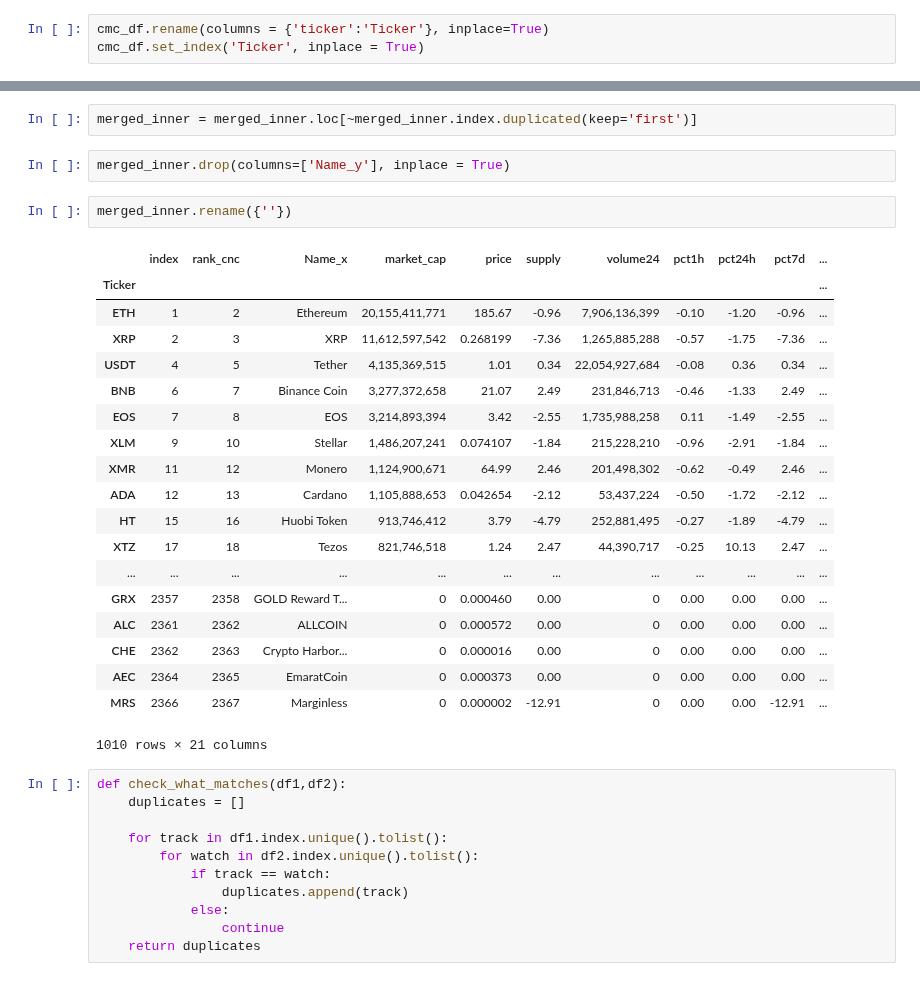
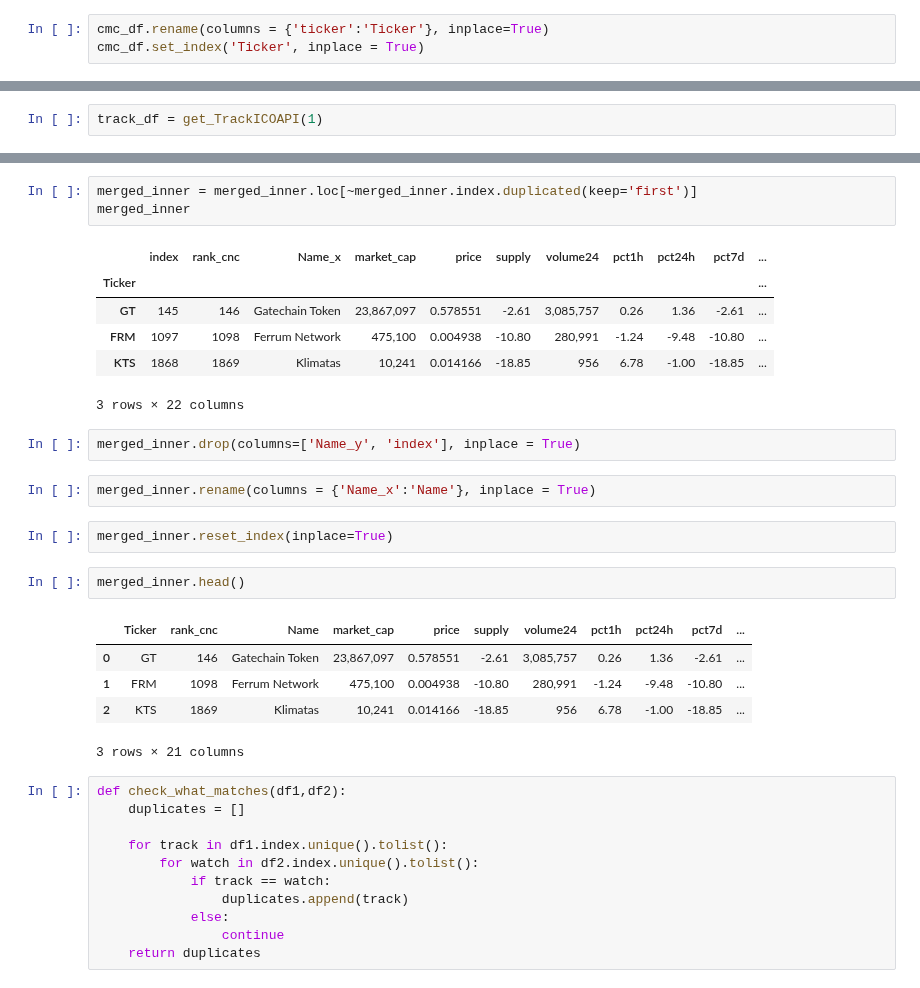
Before and after one commit to eccadena/ICO_Viability_Index, a Jupyter notebook: notebooks/libs/Eric/ready/cmc_track_merge.ipynb, the cells around one changed output, grey strips where cells are left out. Drawn from its saved outputs; the diff is of its cells as text.

Commit message:
fcleaned track again, function ran incorrectly

```diff
--- a/notebooks/libs/Eric/ready/cmc_track_merge.ipynb
+++ b/notebooks/libs/Eric/ready/cmc_track_merge.ipynb
@@ -42,3 +33,5 @@ track_df = get_TrackICOAPI(181)
+# %%
+track_df = get_TrackICOAPI(1)
 # %%
 track_df.shape
 # %% [output]
@@ -60,29 +69,27 @@ merged_inner2 = pd.merge(left=track_df,right=cmc_df, left_on='Ticker', right_on=
 # %%
 merged_inner = merged_inner.loc[~merged_inner.index.duplicated(keep='first')]
+merged_inner
+# %% [output]
+|  | index | rank_cnc | Name_x | market_cap | price | supply | volume24 | pct1h | pct24h | pct7d | ... |
+| Ticker |  |  |  |  |  |  |  |  |  |  | ... |
+| GT | 145 | 146 | Gatechain Token | 23,867,097 | 0.578551 | -2.61 | 3,085,757 | 0.26 | 1.36 | -2.61 | ... |
+| FRM | 1097 | 1098 | Ferrum Network | 475,100 | 0.004938 | -10.80 | 280,991 | -1.24 | -9.48 | -10.80 | ... |
+| KTS | 1868 | 1869 | Klimatas | 10,241 | 0.014166 | -18.85 | 956 | 6.78 | -1.00 | -18.85 | ... |
+3 rows × 22 columns
 # %%
-merged_inner.drop(columns=['Name_y'], inplace = True)
+merged_inner.drop(columns=['Name_y', 'index'], inplace = True)
+# %%
+merged_inner.rename(columns = {'Name_x':'Name'}, inplace = True)
+# %%
+merged_inner.reset_index(inplace=True)
 # %%
-merged_inner.rename({''})
+merged_inner.head()
 # %% [output]
-|  | index | rank_cnc | Name_x | market_cap | price | supply | volume24 | pct1h | pct24h | pct7d | ... |
-| Ticker |  |  |  |  |  |  |  |  |  |  | ... |
-| ETH | 1 | 2 | Ethereum | 20,155,411,771 | 185.67 | -0.96 | 7,906,136,399 | -0.10 | -1.20 | -0.96 | ... |
-| XRP | 2 | 3 | XRP | 11,612,597,542 | 0.268199 | -7.36 | 1,265,885,288 | -0.57 | -1.75 | -7.36 | ... |
-| USDT | 4 | 5 | Tether | 4,135,369,515 | 1.01 | 0.34 | 22,054,927,684 | -0.08 | 0.36 | 0.34 | ... |
-| BNB | 6 | 7 | Binance Coin | 3,277,372,658 | 21.07 | 2.49 | 231,846,713 | -0.46 | -1.33 | 2.49 | ... |
-| EOS | 7 | 8 | EOS | 3,214,893,394 | 3.42 | -2.55 | 1,735,988,258 | 0.11 | -1.49 | -2.55 | ... |
-| XLM | 9 | 10 | Stellar | 1,486,207,241 | 0.074107 | -1.84 | 215,228,210 | -0.96 | -2.91 | -1.84 | ... |
-| XMR | 11 | 12 | Monero | 1,124,900,671 | 64.99 | 2.46 | 201,498,302 | -0.62 | -0.49 | 2.46 | ... |
-| ADA | 12 | 13 | Cardano | 1,105,888,653 | 0.042654 | -2.12 | 53,437,224 | -0.50 | -1.72 | -2.12 | ... |
-| HT | 15 | 16 | Huobi Token | 913,746,412 | 3.79 | -4.79 | 252,881,495 | -0.27 | -1.89 | -4.79 | ... |
-| XTZ | 17 | 18 | Tezos | 821,746,518 | 1.24 | 2.47 | 44,390,717 | -0.25 | 10.13 | 2.47 | ... |
-| ... | ... | ... | ... | ... | ... | ... | ... | ... | ... | ... | ... |
-| GRX | 2357 | 2358 | GOLD Reward T... | 0 | 0.000460 | 0.00 | 0 | 0.00 | 0.00 | 0.00 | ... |
-| ALC | 2361 | 2362 | ALLCOIN | 0 | 0.000572 | 0.00 | 0 | 0.00 | 0.00 | 0.00 | ... |
-| CHE | 2362 | 2363 | Crypto Harbor... | 0 | 0.000016 | 0.00 | 0 | 0.00 | 0.00 | 0.00 | ... |
-| AEC | 2364 | 2365 | EmaratCoin | 0 | 0.000373 | 0.00 | 0 | 0.00 | 0.00 | 0.00 | ... |
-| MRS | 2366 | 2367 | Marginless | 0 | 0.000002 | -12.91 | 0 | 0.00 | 0.00 | -12.91 | ... |
+|  | Ticker | rank_cnc | Name | market_cap | price | supply | volume24 | pct1h | pct24h | pct7d | ... |
+| 0 | GT | 146 | Gatechain Token | 23,867,097 | 0.578551 | -2.61 | 3,085,757 | 0.26 | 1.36 | -2.61 | ... |
+| 1 | FRM | 1098 | Ferrum Network | 475,100 | 0.004938 | -10.80 | 280,991 | -1.24 | -9.48 | -10.80 | ... |
+| 2 | KTS | 1869 | Klimatas | 10,241 | 0.014166 | -18.85 | 956 | 6.78 | -1.00 | -18.85 | ... |
-1010 rows × 21 columns
+3 rows × 21 columns
 # %%
 def check_what_matches(df1,df2):
     duplicates = []
```
Also changed, not shown: parts of 10 cells of this notebook, 4 other files.
